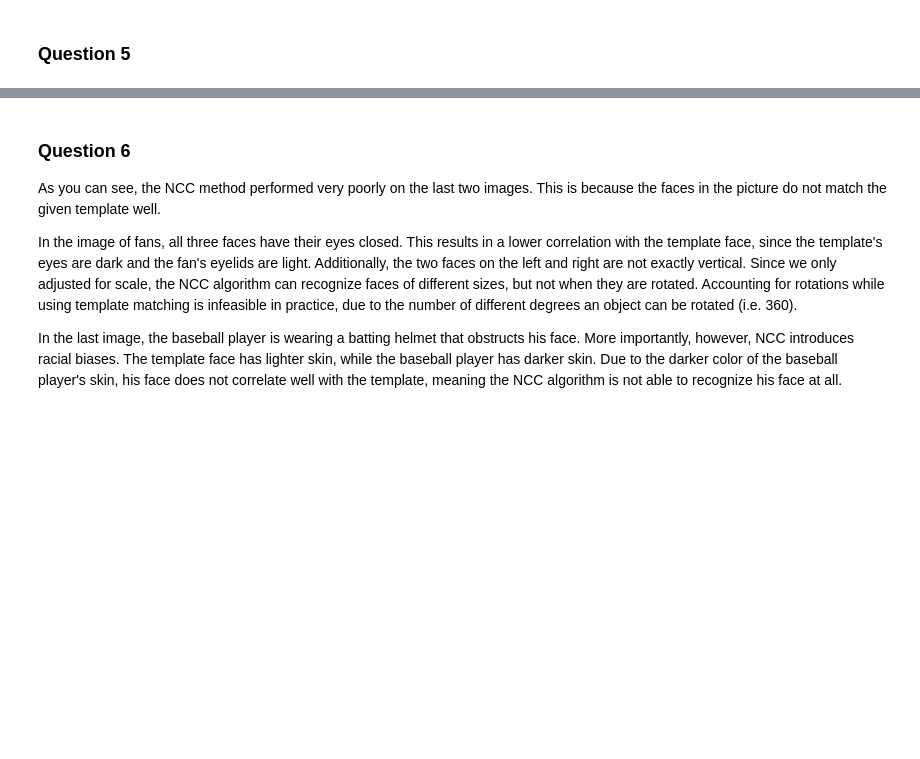
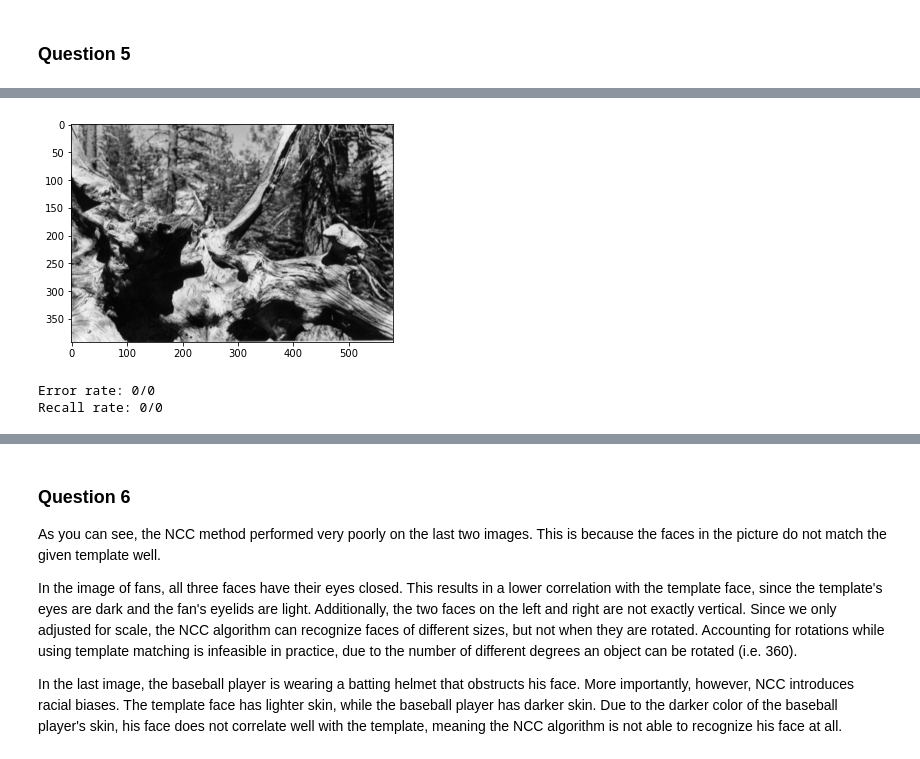
Before and after one commit to ricky-ma/CPSC425-Computer-Vision, a Jupyter notebook: A2/Assignment2.ipynb, the cells around one changed output, grey strips where cells are left out. Cells and saved outputs as stored; diff of their text form; code cells hidden in the pictures; blank space fills up the shorter version.

```diff
--- a/A2/Assignment2.ipynb
+++ b/A2/Assignment2.ipynb
@@ -167,0 +131,11 @@ Recall rate: 0/1 = 0
+# %%
+image = Image.open("faces/tree.jpg")
+pyramid = make_gaussian_pyramid(image, 0.75, 100)
+face_points = find_template(pyramid, template15, 0.7)
+draw_bounding_boxes(pyramid[0], face_points)
+print("Error rate: 0/0")
+print("Recall rate: 0/0")
+# %% [output]
+[figure, added]
+Error rate: 0/0
+Recall rate: 0/0
```
Also changed, not shown: parts of 23 cells of this notebook, 3 other files.
